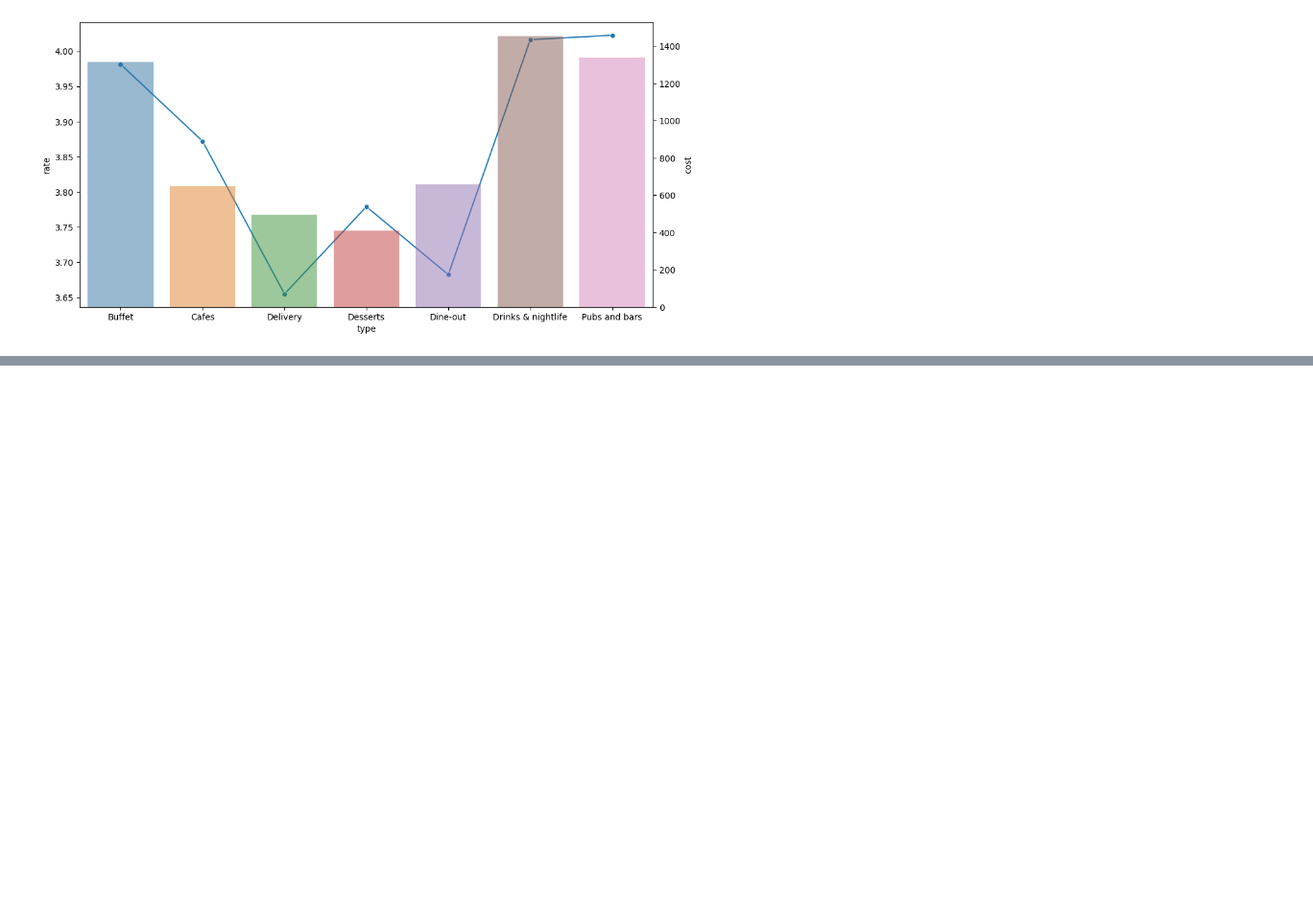
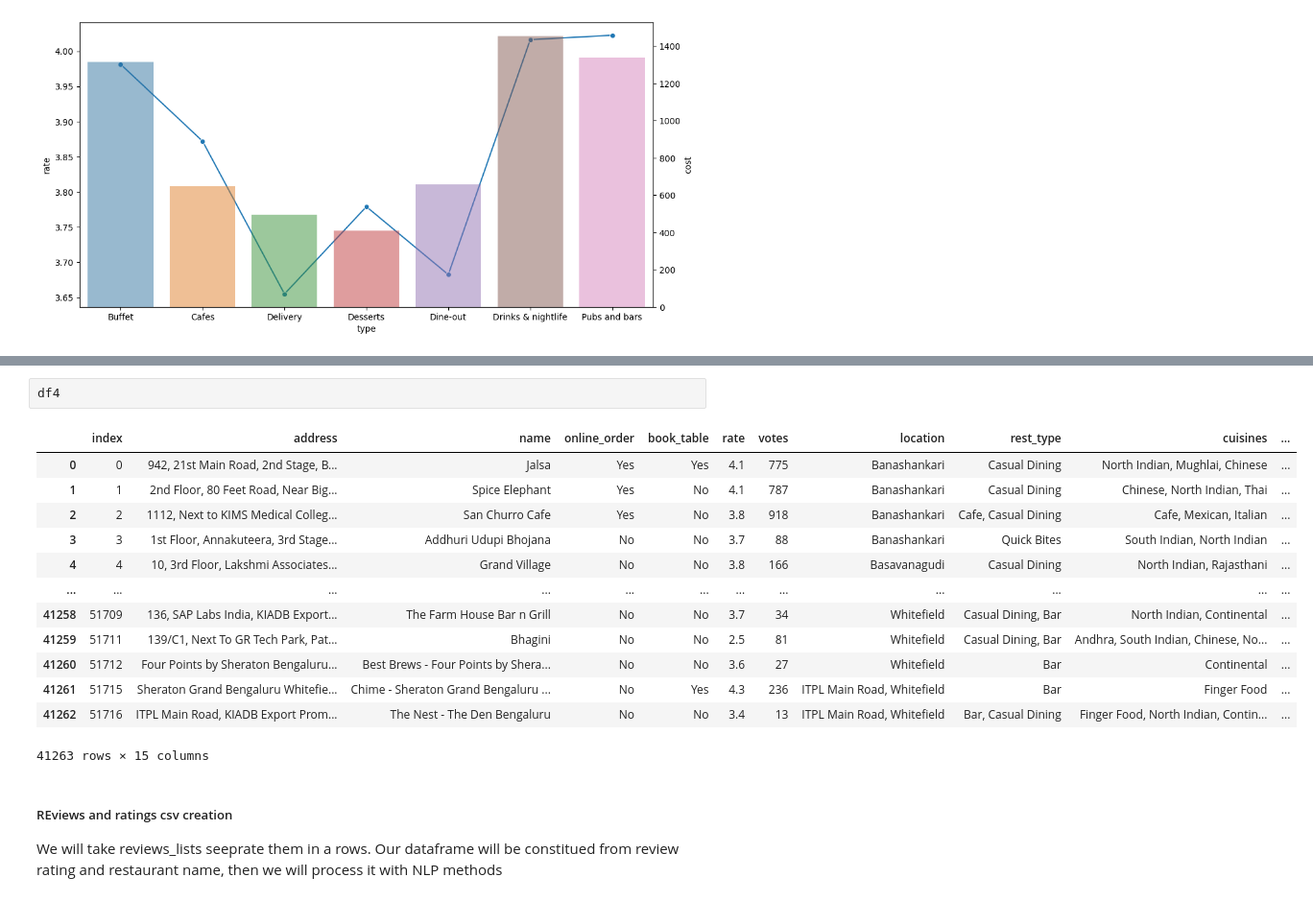
Before and after one commit to remre/datavisu, a Jupyter notebook: sample.ipynb, the cells around one changed output, grey strips where cells are left out. Shown at 96% size. Saved outputs shown, nothing was run; the diff lists cells and outputs as text; blank space fills up the shorter version.

```diff
--- a/sample.ipynb
+++ b/sample.ipynb
@@ -757,0 +772,20 @@ sns.barplot( x=avg_type, y=avg_type_cost, alpha=0.5, ax=ax2)
+# %%
+df4
+# %% [output]
+|  | index | address | name | online_order | book_table | rate | votes | location | rest_type | cuisines | ... |
+| 0 | 0 | 942, 21st Main Road, 2nd Stage, B... | Jalsa | Yes | Yes | 4.1 | 775 | Banashankari | Casual Dining | North Indian, Mughlai, Chinese | ... |
+| 1 | 1 | 2nd Floor, 80 Feet Road, Near Big... | Spice Elephant | Yes | No | 4.1 | 787 | Banashankari | Casual Dining | Chinese, North Indian, Thai | ... |
+| 2 | 2 | 1112, Next to KIMS Medical Colleg... | San Churro Cafe | Yes | No | 3.8 | 918 | Banashankari | Cafe, Casual Dining | Cafe, Mexican, Italian | ... |
+| 3 | 3 | 1st Floor, Annakuteera, 3rd Stage... | Addhuri Udupi Bhojana | No | No | 3.7 | 88 | Banashankari | Quick Bites | South Indian, North Indian | ... |
+| 4 | 4 | 10, 3rd Floor, Lakshmi Associates... | Grand Village | No | No | 3.8 | 166 | Basavanagudi | Casual Dining | North Indian, Rajasthani | ... |
+| ... | ... | ... | ... | ... | ... | ... | ... | ... | ... | ... | ... |
+| 41258 | 51709 | 136, SAP Labs India, KIADB Export... | The Farm House Bar n Grill | No | No | 3.7 | 34 | Whitefield | Casual Dining, Bar | North Indian, Continental | ... |
+| 41259 | 51711 | 139/C1, Next To GR Tech Park, Pat... | Bhagini | No | No | 2.5 | 81 | Whitefield | Casual Dining, Bar | Andhra, South Indian, Chinese, No... | ... |
+| 41260 | 51712 | Four Points by Sheraton Bengaluru... | Best Brews - Four Points by Shera... | No | No | 3.6 | 27 | Whitefield | Bar | Continental | ... |
+| 41261 | 51715 | Sheraton Grand Bengaluru Whitefie... | Chime - Sheraton Grand Bengaluru ... | No | Yes | 4.3 | 236 | ITPL Main Road, Whitefield | Bar | Finger Food | ... |
+| 41262 | 51716 | ITPL Main Road, KIADB Export Prom... | The Nest - The Den Bengaluru | No | No | 3.4 | 13 | ITPL Main Road, Whitefield | Bar, Casual Dining | Finger Food, North Indian, Contin... | ... |
+41263 rows × 15 columns
+# %% [markdown]
+##### REviews and ratings csv creation
+We will take reviews_lists seeprate them in a rows.
+Our dataframe will be constitued from review rating and restaurant name, then we will process it with NLP methods
```
Also changed, not shown: parts of 11 cells of this notebook.
